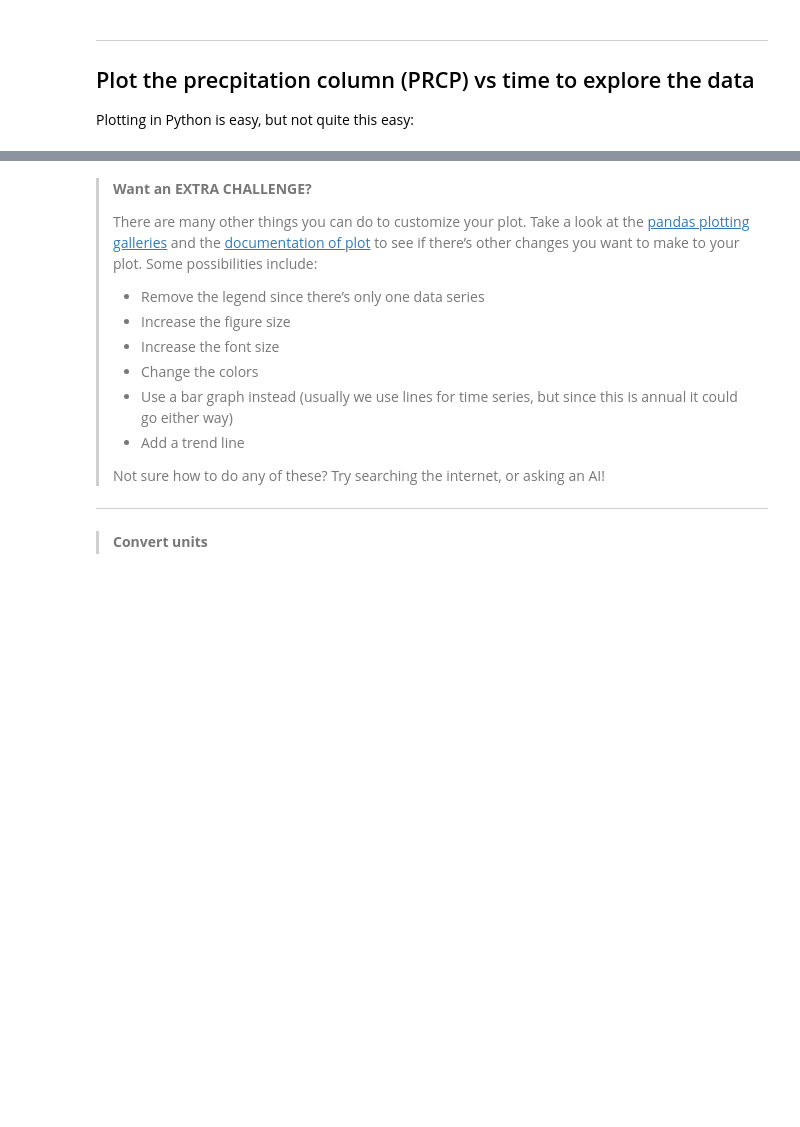
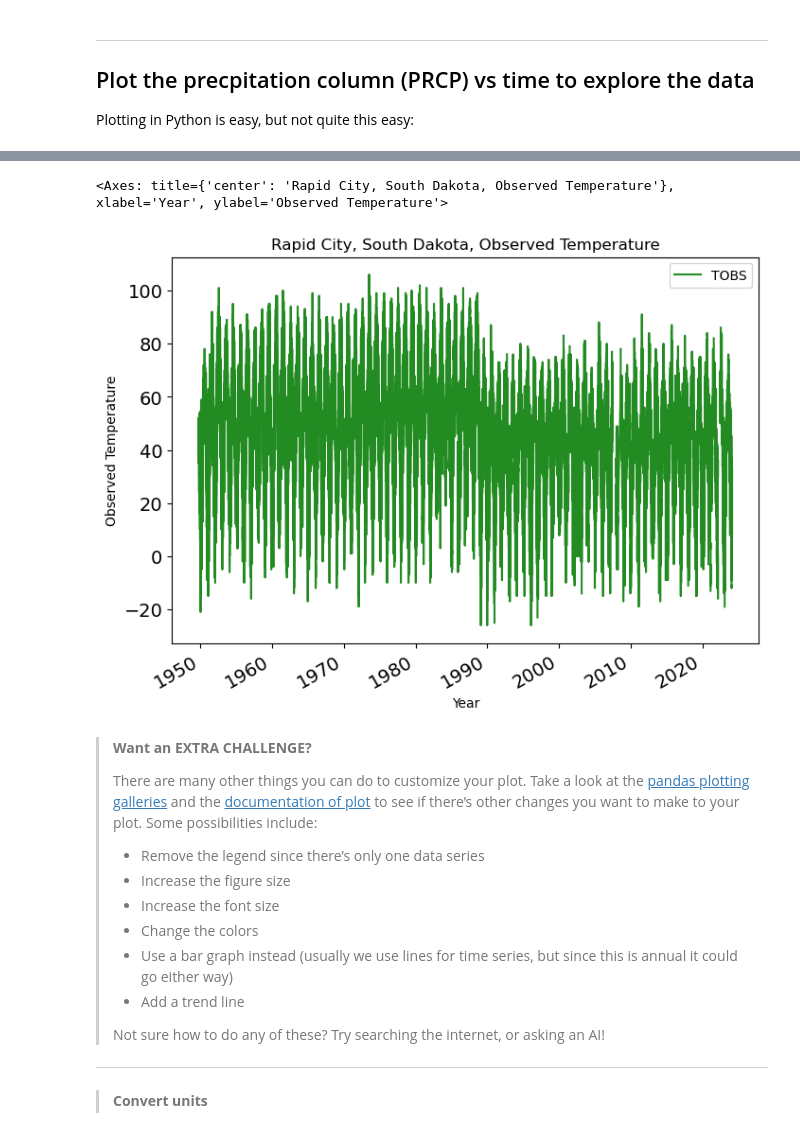
Before and after one commit to cu-esiil-edu/stars-01-get-started-salbers34, a Jupyter notebook: get-started-with-open-reproducible-science.ipynb, the cells around one changed output, grey strips where cells are left out. Drawn from its saved outputs; the diff is of its cells as text; code cells hidden in the pictures; blank space fills up the shorter version.

```diff
--- a/get-started-with-open-reproducible-science.ipynb
+++ b/get-started-with-open-reproducible-science.ipynb
@@ -241,15 +241,17 @@ Python has no ‘hey what was that thingy I typed yesterday?’ function).
 > 3.  At the end of the cell where you define your url variable, **call
 >     your variable (type out its name)** so it can be tested.
 # %%
-rapidcity_url = ('https://www.ncei.noaa.gov/access/services/data/v1'
-           '?dataset=daily-summaries'
-           '&dataTypes=TOBS,PRCP'
-           '&stations=USC00396947'
-           '&startDate=1949-10-01'
-           '&endDate=2024-02-18'
-           '&includeStationName=true&includeStationLocation=1'
-           '&units=standard')
-rapidcity_url
+rapid_url = (
+    'https://www.ncei.noaa.gov/access/services/data/v1?'
+    'dataset=daily-summaries'
+    '&dataTypes=TOBS,PRCP'
+    '&stations=USC00396947'
+    '&startDate=1949-10-01'
+    '&endDate=2024-02-18'
+    '&includeStationName=true'
+    '&includeStationLocation=1'
+    '&units=standard')
+rapid_url
 # %% [output]
 'https://www.ncei.noaa.gov/access/services/data/v1?dataset=daily-summaries&dataTypes=TOBS,PRCP&stations=USC00396947&startDate=1949-10-01&endDate=2024-02-18&includeStationName=true&includeStationLocati ...
 # %%
@@ -316,13 +318,13 @@ line of your code cell** Then, you will be able to run the test cell
 below and find out if your answer is correct.
 # %%
 # Download boulder climatology data
-rapidcity_df = pd.read_csv(
-  rapidcity_url,
+rapid_df= pd.read_csv(
+  rapid_url,
   index_col='DATE',
   parse_dates=True,
   na_values=['NaN']
   )
-rapidcity_df
+rapid_df
 # %% [output]
 |  | STATION | NAME | LATITUDE | LONGITUDE | ELEVATION | PRCP | TOBS |
 | DATE |  |  |  |  |  |  |  |
@@ -372,8 +374,8 @@ pandas.core.frame.DataFrame
 line of your code cell** Then, you will be able to run the test cell
 below and find out if your answer is correct.
 # %%
-rapidcity_df = rapidcity_df[['PRCP', 'TOBS']]
-rapidcity_df
+rapid_df = rapid_df[['PRCP', 'TOBS']]
+rapid_df
 # %% [output]
 |  | PRCP | TOBS |
 | DATE |  |  |
@@ -447,12 +450,19 @@ your plot to look.
 > > You can make a string by putting quotes around your label, just like
 > > the column names in the sample code (eg `y='TOBS'`).
 # %%
-# Plot the data using .plot
 rapid_df.plot(
-    y='the_precipitation_column',
-    title='Title Goes Here',
-    xlabel='Horizontal Axis Label Goes Here',
-    ylabel='Vertical Axis Label Goes Here')
+    figsize=(8,6),
+    fontsize=(14),
+
+    color='forestgreen',
+    y='TOBS',
+    title='Rapid City, South Dakota, Observed Temperature',
+    legend='false',
+    xlabel='Year',
+    ylabel='Observed Temperature')
+# %% [output]
+<Axes: title={'center': 'Rapid City, South Dakota, Observed Temperature'}, xlabel='Year', ylabel='Observed Temperature'>
+[figure, added]
 # %% [markdown]
 > **<i class="fa fa-solid fa-pepper-hot fa-large" aria-label="pepper-hot"></i>
 > Want an EXTRA CHALLENGE?**
```
Also changed, not shown: parts of 6 cells of this notebook.
